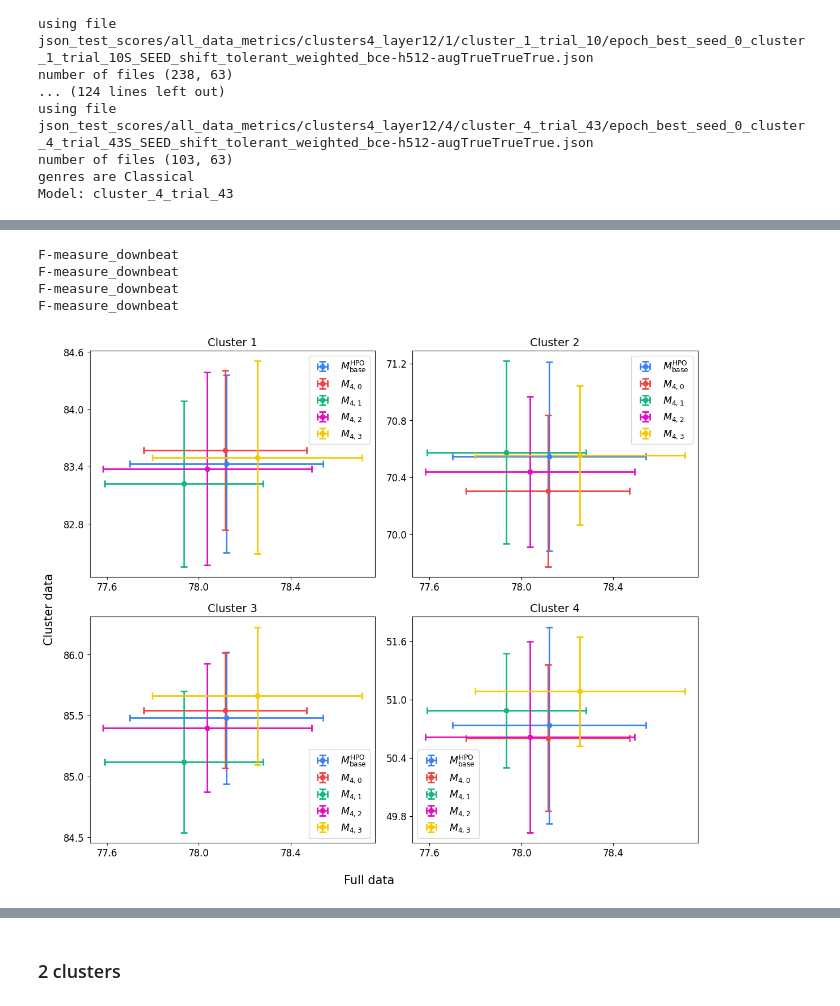
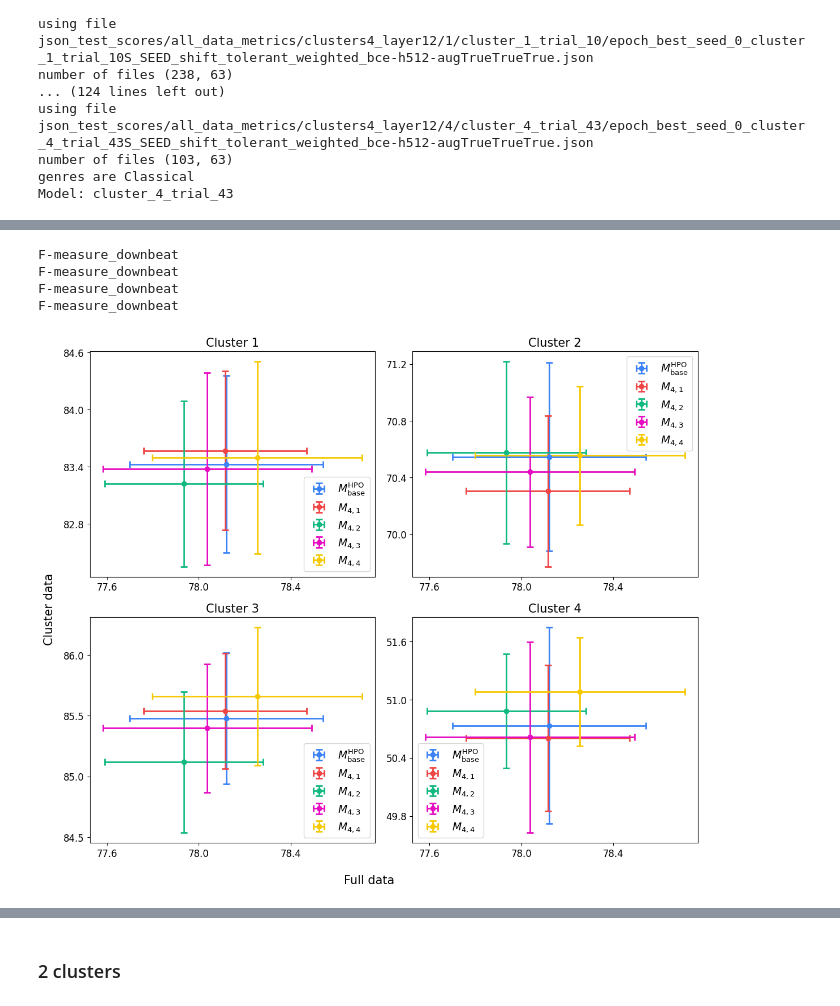
Before and after one commit to PulyaPolya/beat_this, a Jupyter notebook: results_evaluation.ipynb, the cells around one changed output, grey strips where cells are left out. Cells and saved outputs as stored; diff of their text form; code cells hidden in the pictures.

```diff
--- a/results_evaluation.ipynb
+++ b/results_evaluation.ipynb
@@ -3795,9 +3839,9 @@ import matplotlib as mpl
 
 mpl.rcParams.update({
     "font.size": 13,           # default text
-    "axes.titlesize": 14,      # figure title
-    "axes.labelsize": 20,      # x/y labels
+    "axes.titlesize": 15,      # figure title
+    "axes.labelsize": 13,      # x/y labels
     "xtick.labelsize": 12,
     "ytick.labelsize": 12,
-    "legend.fontsize": 12.6,
+    "legend.fontsize": 13.5,
 })
@@ -3811,7 +4014,7 @@ cluster_names = [f"Cluster {i+1}" for i  in range (n_clusters)]
 
 #models =["Baseline HPO"] + [f"Model {i+1}" for i  in range (n_clusters)]
 models = ["$M_{\\mathrm{base}}^{\\mathrm{HPO}}$"] + [
-    f"$M_{{{n_clusters},{i}}}$" for i in range(n_clusters)
+    f"$M_{{{n_clusters},{i+1}}}$" for i in range(n_clusters)
 ]
 colors = ['#3b82f6', '#ef4444', '#10b981', "#e60bc1", "#f6c901"]
 
@@ -3840,32 +4043,32 @@ for idx, (df_total, cluster) in enumerate(zip(dataframes, cluster_names)):
                     xerr=full_scores_std[i], yerr=cluster_scores_std[i],
                     fmt='o', capsize=4, capthick=2,markersize=6,
                     color=colors[i], label=model, linewidth=2) #
         ax.xaxis.set_major_locator(MaxNLocator(nbins=4))
         ax.yaxis.set_major_locator(MaxNLocator(nbins=4))
 
     # Customize the subplot
     print(metric)
     #metric_new =metric.replace("F-measure_", " F1 ") if "measure" in metric  else metric
     #ax.set_xlabel(f'Full data {metric_new}'  )
     #ax.set_ylabel(f'Cluster data{metric_new}', )
     # ax.set_ylim(0, 100)
     # ax.set_xlim(0, 100)
 
     ax.set_title(f'{cluster}' )
     ax.legend(loc='best')
     #ax.grid(True, alpha=0.5)
 
 # Hide any unused subplots if odd number of clusters
 if n_clusters % 2 != 0:
     axes[-1].set_visible(False)
 
 # Adjust layout and display
 plt.tight_layout()
-plt.savefig("figures/4_cluster_errors.pdf")
+#plt.savefig("figures/4_cluster_errors.pdf")
 plt.show()
 # %% [output]
 F-measure_downbeat
 F-measure_downbeat
 F-measure_downbeat
 F-measure_downbeat
-[figure, old version]
+[figure, new version]
```
Also changed, not shown: parts of 14 cells of this notebook.
